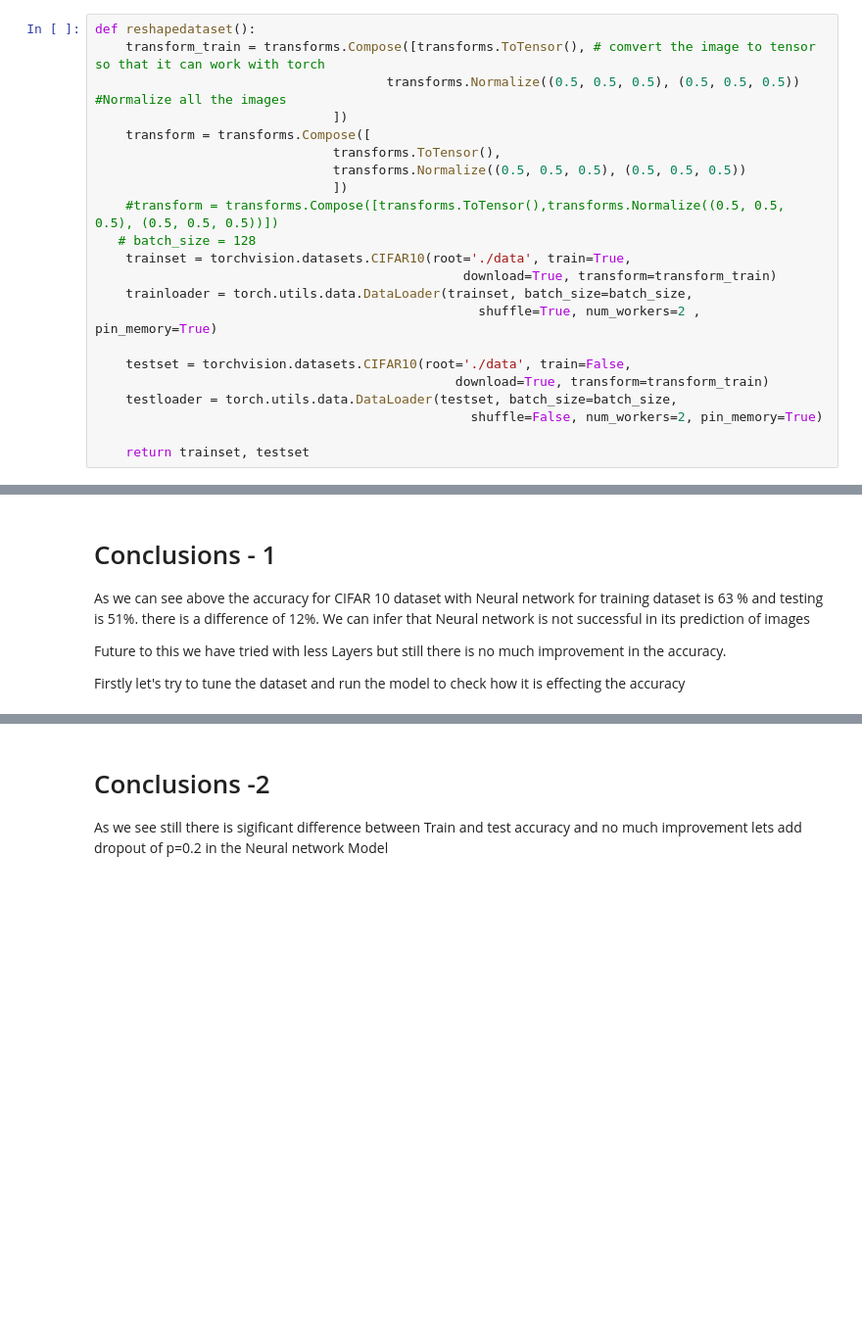
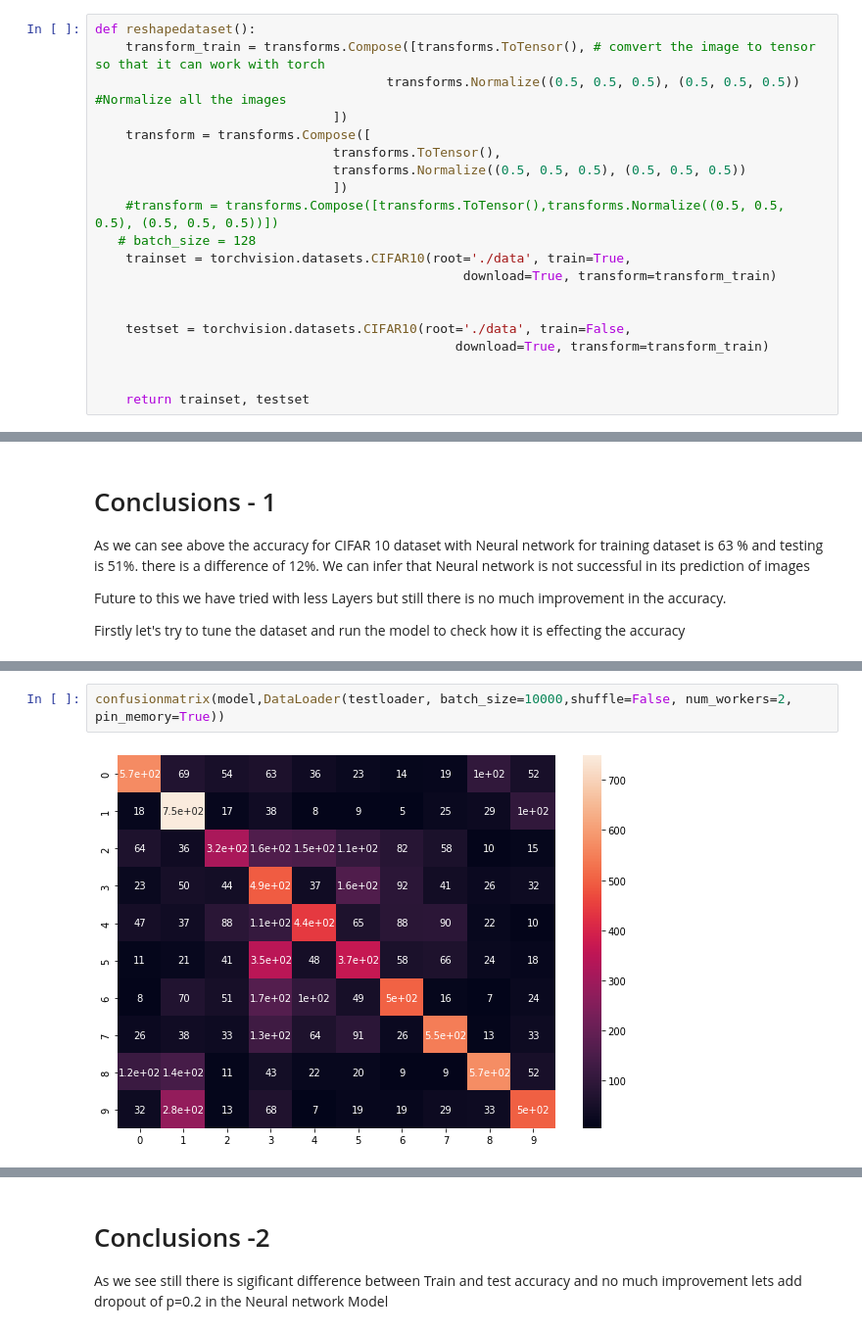
Before and after one commit to RachanaBhankur/IN3063-INM702-Mathematics-and-Programming-for-AI, a Jupyter notebook: Task4 (1).ipynb, the cells around one changed output, grey strips where cells are left out. Shown at 98% size. Drawn from its saved outputs; the diff is of its cells as text; blank space fills up the shorter version.

```diff
--- a/Task4 (1).ipynb
+++ b/Task4 (1).ipynb
@@ -37,13 +40,11 @@ def reshapedataset():
    # batch_size = 128
     trainset = torchvision.datasets.CIFAR10(root='./data', train=True,
                                                 download=True, transform=transform_train)
-    trainloader = torch.utils.data.DataLoader(trainset, batch_size=batch_size,
-                                                  shuffle=True, num_workers=2 , pin_memory=True)
+
 
     testset = torchvision.datasets.CIFAR10(root='./data', train=False,
                                                download=True, transform=transform_train)
-    testloader = torch.utils.data.DataLoader(testset, batch_size=batch_size,
-                                                 shuffle=False, num_workers=2, pin_memory=True)
+
 
     return trainset, testset
 # %% [markdown]
@@ -259,0 +366,4 @@ Got0.5084999799728394 with accuracy 50.849999999999994 Test
+# %%
+confusionmatrix(model,DataLoader(testloader, batch_size=10000,shuffle=False, num_workers=2, pin_memory=True))
+# %% [output]
+[figure, added]
```
Also changed, not shown: parts of 34 cells of this notebook.
